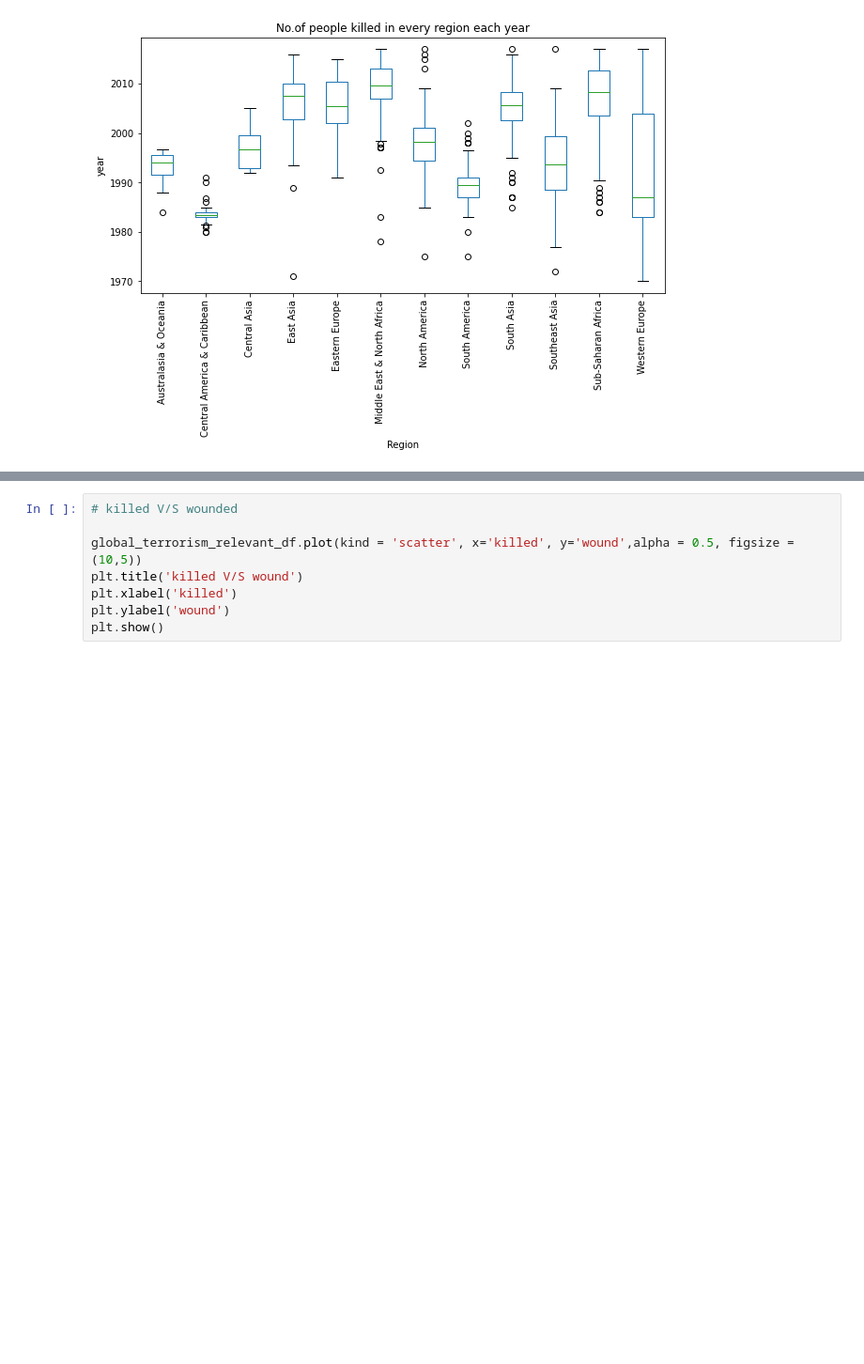
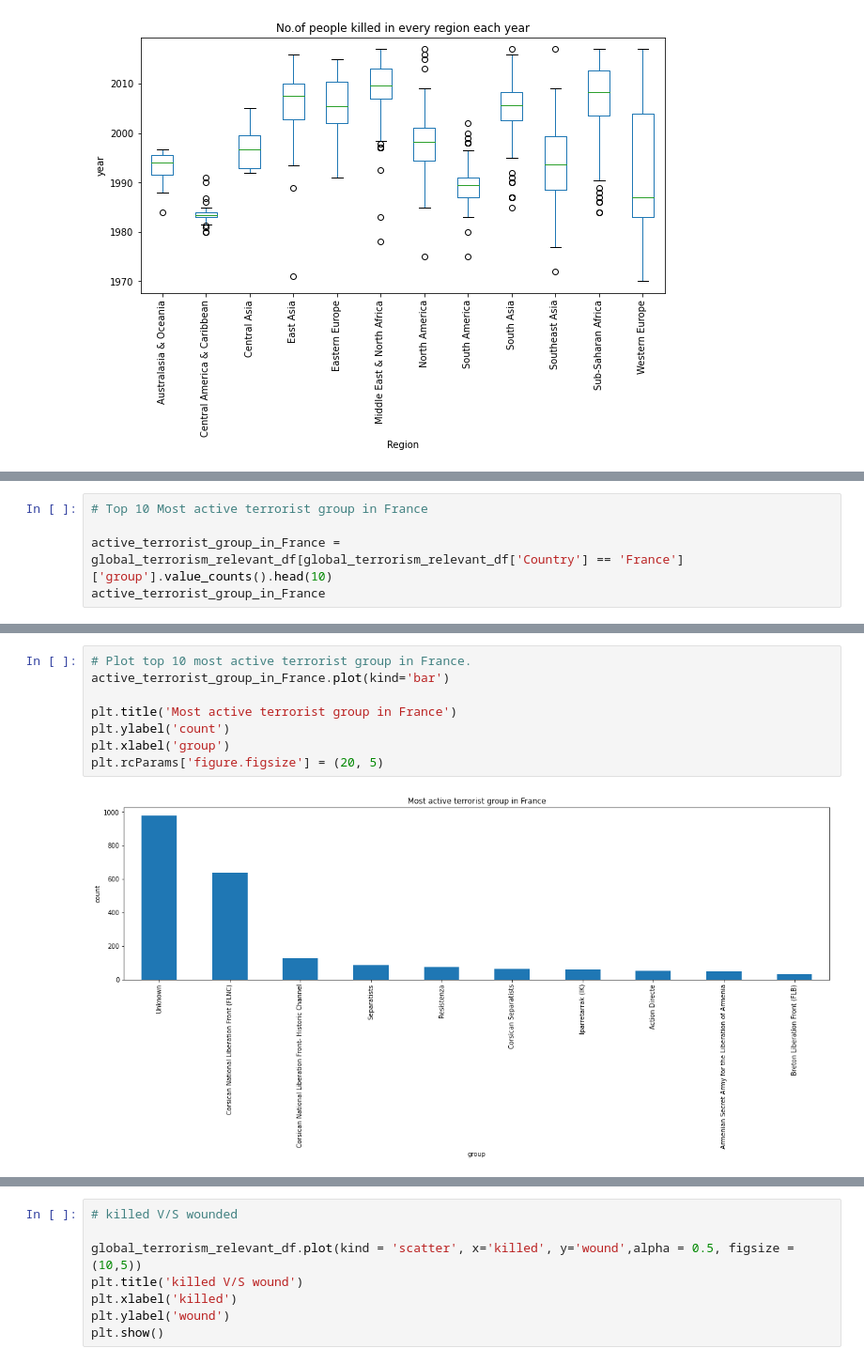
Before and after one commit to mmishra1092/Global-Terrorism-Analysis, a Jupyter notebook: MAYANK_MISHRA_Global_Terrorism_Analysis_Capstone_Project.ipynb, the cells around one changed output, grey strips where cells are left out. Shown: that part at 94% size. Cells and saved outputs as stored; diff of their text form; blank space fills up the shorter version.

```diff
--- a/MAYANK_MISHRA_Global_Terrorism_Analysis_Capstone_Project.ipynb
+++ b/MAYANK_MISHRA_Global_Terrorism_Analysis_Capstone_Project.ipynb
@@ -459,0 +490,5 @@ plt.rcParams['figure.figsize'] = (15, 5)
+# %%
+# Top 10 Most active terrorist group in France
+
+active_terrorist_group_in_France = global_terrorism_relevant_df[global_terrorism_relevant_df['Country'] == 'France']['group'].value_counts().head(10)
+active_terrorist_group_in_France
@@ -459,0 +507,10 @@ plt.rcParams['figure.figsize'] = (15, 5)
+# %%
+# Plot top 10 most active terrorist group in France.
+active_terrorist_group_in_France.plot(kind='bar')
+
+plt.title('Most active terrorist group in France')
+plt.ylabel('count')
+plt.xlabel('group')
+plt.rcParams['figure.figsize'] = (20, 5)
+# %% [output]
+[figure, added]
```
Also changed, not shown: parts of 12 cells of this notebook.
